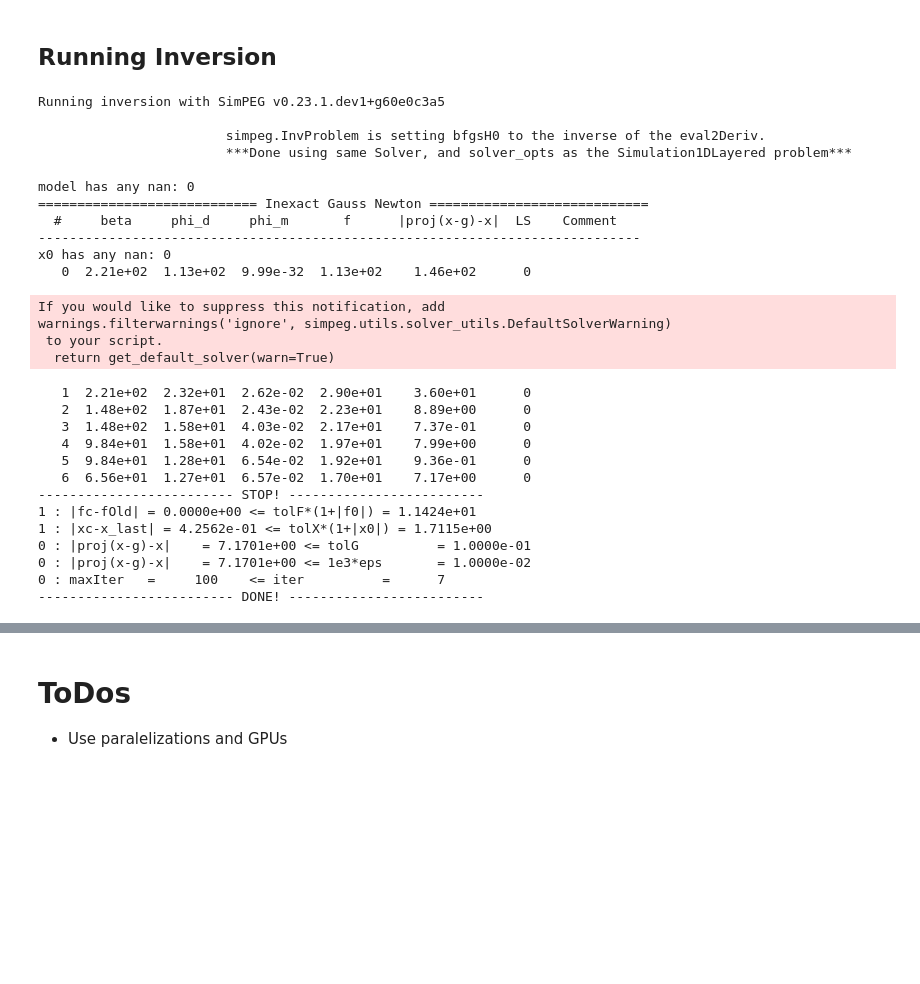
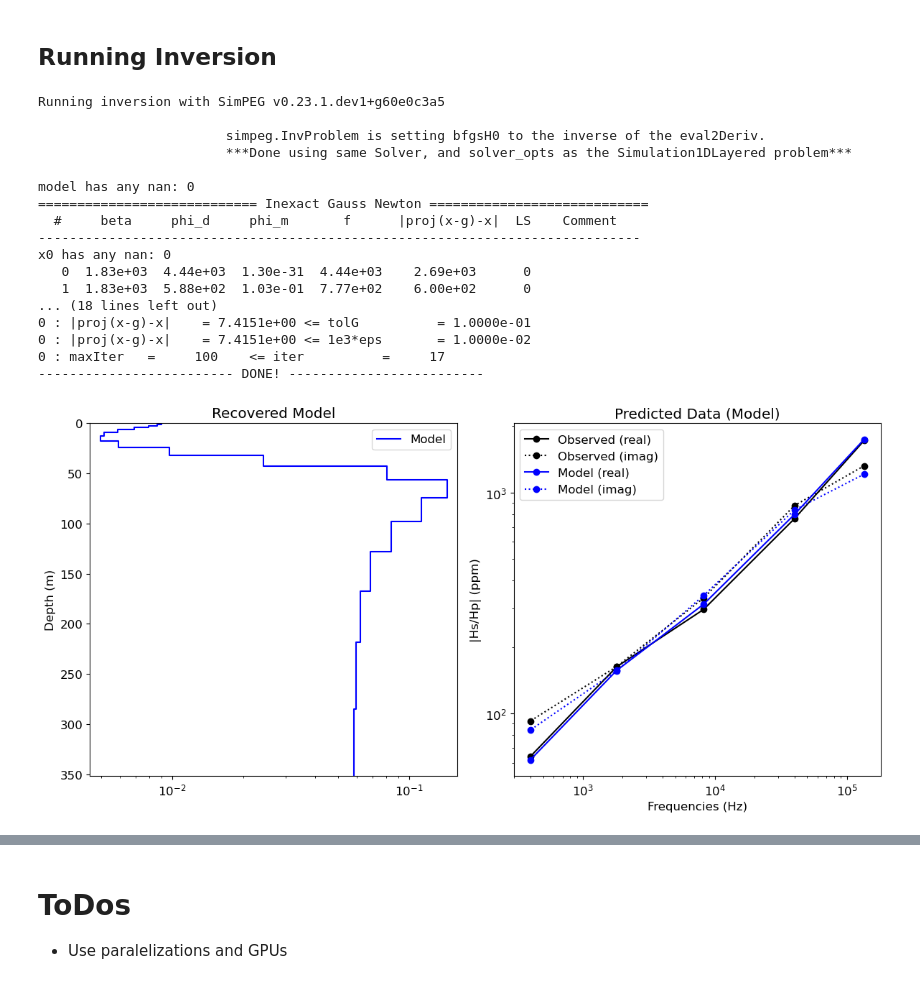
Before and after one commit to pablochanghuang/ITH_AEM, a Jupyter notebook: 1D_L2_Inversion_real.ipynb, the cells around one changed output, grey strips where cells are left out. Cells and saved outputs as stored; diff of their text form; code cells hidden in the pictures; blank space fills up the shorter version.

```diff
--- a/1D_L2_Inversion_real.ipynb
+++ b/1D_L2_Inversion_real.ipynb
@@ -85,6 +85,6 @@ print(line_stations)
 # %%
 #Define the single fid from line
-fid_n = 2457.0
+fid_n = 4248.
 
 line_station = line.loc[line.fid == fid_n].iloc[0]
 
@@ -128,7 +128,7 @@ regularization_mesh_L2, log_conductivity_L2_map, simulation_L2, n_layers = inver
 starting_conductivity_model_L2 = np.log(conductivities_hsp * np.ones(n_layers))
 
 # Reference model is also log-resistivity values (S/m)
-reference_conductivity_model_L2 = starting_conductivity_model.copy()
+reference_conductivity_model_L2 = starting_conductivity_model_L2.copy()
 # %% [markdown]
 ## Data Misfit
 # %%
@@ -147,7 +147,7 @@ opt_L2 = optimization.InexactGaussNewton(
 ## Inversion Parameters
 # %%
 # Combine the inverse problem and the set of directives
-inv_L2 = inversion_functions.inversion_setup(dmis_hsp_L2, reg_L2, opt_L2, beta_ratio = 1e1)
+inv_L2, save_output = inversion_functions.inversion_setup(dmis_hsp_L2, reg_L2, opt_L2, beta_ratio = 1e1, save_outputs=True)
 # %% [markdown]
 ## Running Inversion
 # %%
@@ -156,8 +156,11 @@ inv_L2 = inversion_functions.inversion_setup(dmis_hsp_L2, reg_L2, opt_L2, beta_r
 recovered_model_L2 = inv_L2.run(starting_conductivity_model_L2)
 
 ## Get the recovered halfspace resistivity from model estimated
-conductivities_L2 = log_conductivity_L2_map * recovered_halfspace_model_L2
+conductivities_L2 = log_conductivity_L2_map * recovered_model_L2
 resistivities_L2 = 1 / conductivities_L2
+
+#Simulate data:
+dpred_L2 = simulation_L2.dpred(recovered_model_L2)
 # %% [output]
 Running inversion with SimPEG v0.23.1.dev1+g60e0c3a5
 
@@ -169,21 +172,14 @@ model has any nan: 0
   #     beta     phi_d     phi_m       f      |proj(x-g)-x|  LS    Comment
 -----------------------------------------------------------------------------
 x0 has any nan: 0
-   0  2.21e+02  1.13e+02  9.99e-32  1.13e+02    1.46e+02      0
+   0  1.83e+03  4.44e+03  1.30e-31  4.44e+03    2.69e+03      0
+   1  1.83e+03  5.88e+02  1.03e-01  7.77e+02    6.00e+02      0
+... (18 lines left out)
+0 : |proj(x-g)-x|    = 7.4151e+00 <= tolG          = 1.0000e-01
+0 : |proj(x-g)-x|    = 7.4151e+00 <= 1e3*eps       = 1.0000e-02
+0 : maxIter   =     100    <= iter          =     17
+------------------------- DONE! -------------------------
-If you would like to suppress this notification, add
-warnings.filterwarnings('ignore', simpeg.utils.solver_utils.DefaultSolverWarning)
- to your script.
-  return get_default_solver(warn=True)
-   1  2.21e+02  2.32e+01  2.62e-02  2.90e+01    3.60e+01      0
-   2  1.48e+02  1.87e+01  2.43e-02  2.23e+01    8.89e+00      0
-   3  1.48e+02  1.58e+01  4.03e-02  2.17e+01    7.37e-01      0
-   4  9.84e+01  1.58e+01  4.02e-02  1.97e+01    7.99e+00      0
-   5  9.84e+01  1.28e+01  6.54e-02  1.92e+01    9.36e-01      0
-   6  6.56e+01  1.27e+01  6.57e-02  1.70e+01    7.17e+00      0
-------------------------- STOP! -------------------------
-1 : |fc-fOld| = 0.0000e+00 <= tolF*(1+|f0|) = 1.1424e+01
-1 : |xc-x_last| = 4.2562e-01 <= tolX*(1+|x0|) = 1.7115e+00
-0 : |proj(x-g)-x|    = 7.1701e+00 <= tolG          = 1.0000e-01
-0 : |proj(x-g)-x|    = 7.1701e+00 <= 1e3*eps       = 1.0000e-02
-0 : maxIter   =     100    <= iter          =      7
-------------------------- DONE! -------------------------
+# %%
+data_functions.plot_inv_results(regularization_mesh_L2, conductivities_L2, dpred_L2, dobs=data_object.dobs)
+# %% [output]
+[figure, added]
```
Also changed, not shown: parts of 11 cells of this notebook, 26 other files.
